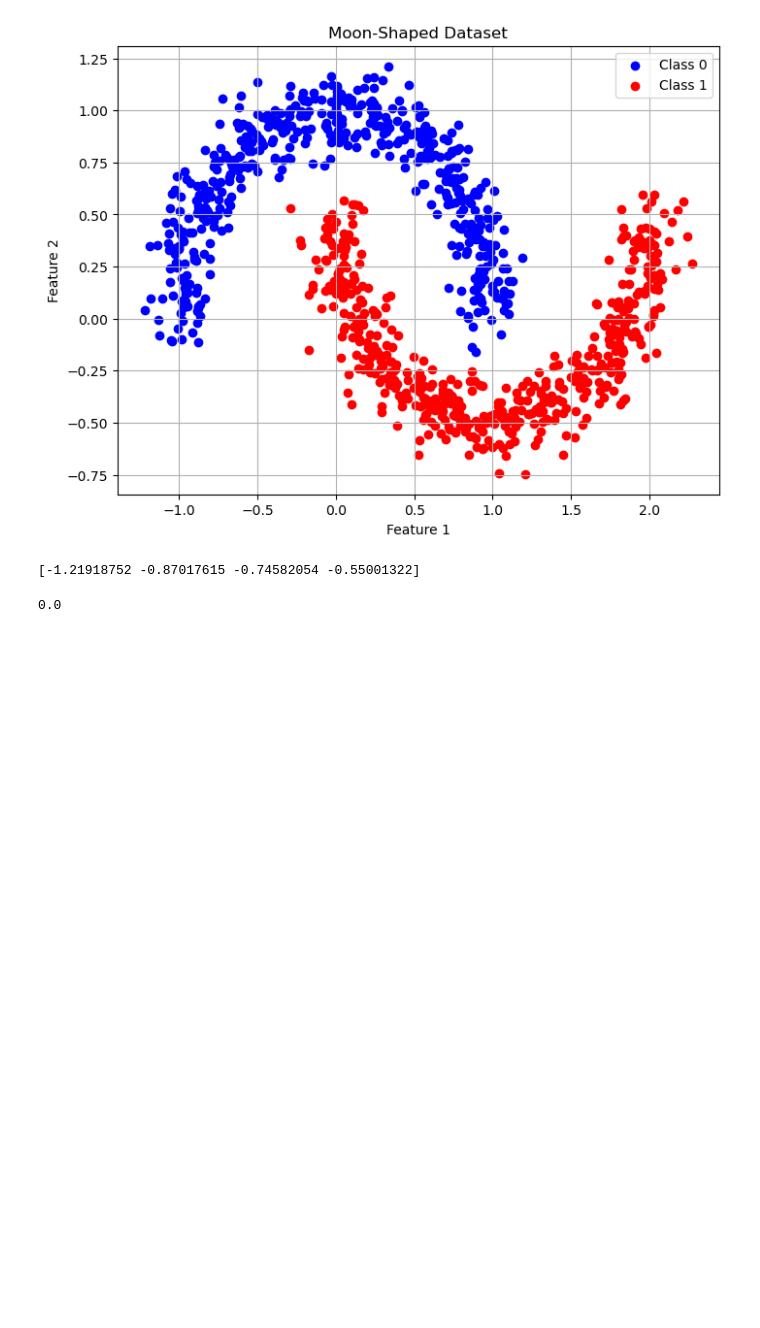
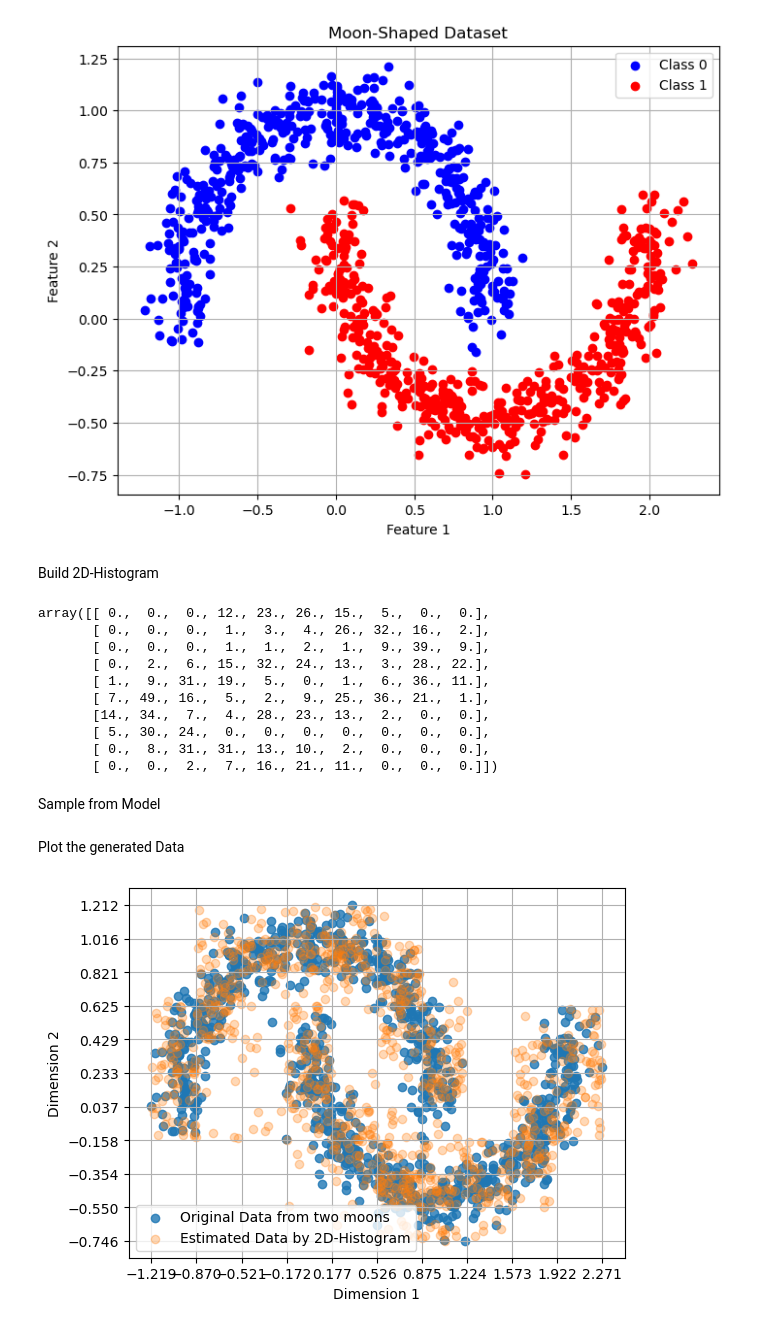
Before and after one commit to PrioteasaAndrei/GAN-Assigment-1, a Jupyter notebook: src/part1/histogram2d.ipynb, the cells around one changed output. Cells and saved outputs as stored; diff of their text form; code cells hidden in the pictures; blank space fills up the shorter version.

Commit message:
Add files via upload
Plotting of pdf not working

```diff
--- a/src/part1/histogram2d.ipynb
+++ b/src/part1/histogram2d.ipynb
@@ -24,13 +37,15 @@ plt.grid(True)
 plt.show()
 # %% [output]
 [figure]
+# %% [markdown]
+Build 2D-Histogram
 # %%
 #build indicatorfunction on half-closed cubes
-def indicator(x, y, a1, b1, a2, b2):
+def indicator(x, y, a, b, c, d):
     # a1,b1: edges of the first intervall
     # a2,b2: edges of the second intervall
 
-    if a1<=x and x<b2 and a2<=y and y<b2:
+    if a<=x and x<b and c<=y and y<d:
         return 1
     else:
         return 0
@@ -60,7 +75,7 @@ def histogram2d(data, n_edges=10):
 
 
     #fill bins
-    bins = np.zeros((n_edges,n_edges))
+    bins = np.zeros((n_edges,n_edges),dtype=float)
     for i in range(n_samples):
         for j in range(n_edges):
             for k in range(n_edges):
@@ -73,13 +88,59 @@ def histogram2d(data, n_edges=10):
         sum = 0
         for i in range(n_edges):
             for i in range(n_edges):
-                sum += indicator(x, y, edges[i,j,0], edges[i,j,1], edges[i,j,2], edges[i,j,3]) * bins[i,j] / (n_samples*h1*h2)
+                sum += indicator(x, y, edges[i,j,0], edges[i,j,1], edges[i,j,2], edges[i,j,3]) * bins[i,j] / n_samples*h1*h2
 
         return sum
 
     return density, bins, edges
 
-#TODO: Sampling
+density, bins, edges = histogram2d(X, 10)
+bins
 # %% [output]
-[-1.21918752 -0.87017615 -0.74582054 -0.55001322]
+array([[ 0.,  0.,  0., 12., 23., 26., 15.,  5.,  0.,  0.],
+       [ 0.,  0.,  0.,  1.,  3.,  4., 26., 32., 16.,  2.],
+       [ 0.,  0.,  0.,  1.,  1.,  2.,  1.,  9., 39.,  9.],
+       [ 0.,  2.,  6., 15., 32., 24., 13.,  3., 28., 22.],
+       [ 1.,  9., 31., 19.,  5.,  0.,  1.,  6., 36., 11.],
+       [ 7., 49., 16.,  5.,  2.,  9., 25., 36., 21.,  1.],
+       [14., 34.,  7.,  4., 28., 23., 13.,  2.,  0.,  0.],
+       [ 5., 30., 24.,  0.,  0.,  0.,  0.,  0.,  0.,  0.],
+       [ 0.,  8., 31., 31., 13., 10.,  2.,  0.,  0.,  0.],
+       [ 0.,  0.,  2.,  7., 16., 21., 11.,  0.,  0.,  0.]])
-0.0
+# %% [markdown]
+Sample from Model
+# %%
+def sampling_histogram2d(N, edges, bins):
+
+    qubes = list(itertools.product(range(bins.shape[0]), range(bins.shape[1])))
+    estim_qube = random.choices(qubes, weights = bins.flatten(), k = N)     #randomly choose bin_ij to generate data
+
+    sample = np.zeros((N,2))
+    for i in range(N):
+        sample[i,0] = random.uniform(edges[estim_qube[i][0],estim_qube[i][1],0], edges[estim_qube[i][0],estim_qube[i][1],1])
+        sample[i,1] = random.uniform(edges[estim_qube[i][0],estim_qube[i][1],2], edges[estim_qube[i][0],estim_qube[i][1],3])
+
+    return sample
+
+estim_sample = sampling_histogram2d(1000, edges, bins)
+# %% [markdown]
+Plot the generated Data
+# %%
+x_intervall = np.unique([edges[:,0,0],edges[:,0,1]])
+y_intervall = np.unique([edges[0,:,2],edges[0,:,3]])
+
+def plot_estimated_real_two_moons(data,estimated_data):
+    # Plot the original data and estimated data
+    plt.scatter(data[:, 0], data[:, 1], label="Original Data from two moons", alpha=0.8)
+    plt.scatter(estimated_data[:,0], estimated_data[:, 1], label="Estimated Data by 2D-Histogram", alpha=0.3)
+    plt.xlabel("Dimension 1")
+    plt.ylabel("Dimension 2")
+    plt.legend()
+    plt.xticks(x_intervall)
+    plt.yticks(y_intervall)
+    plt.grid()
+    plt.show()
+
+plot_estimated_real_two_moons(X, estim_sample)
+# %% [output]
+[figure, added]
```
Also changed, not shown: parts of 8 cells of this notebook.
